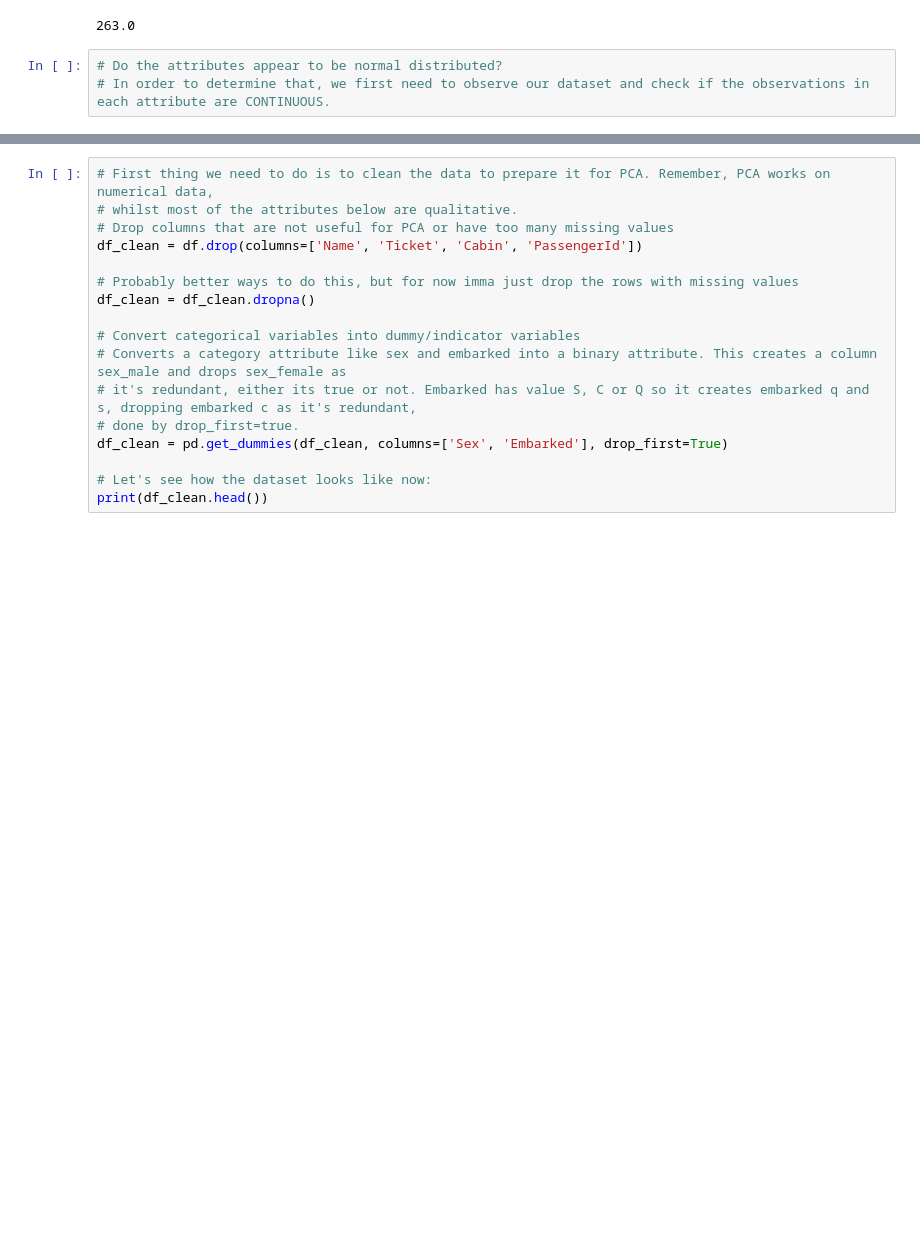
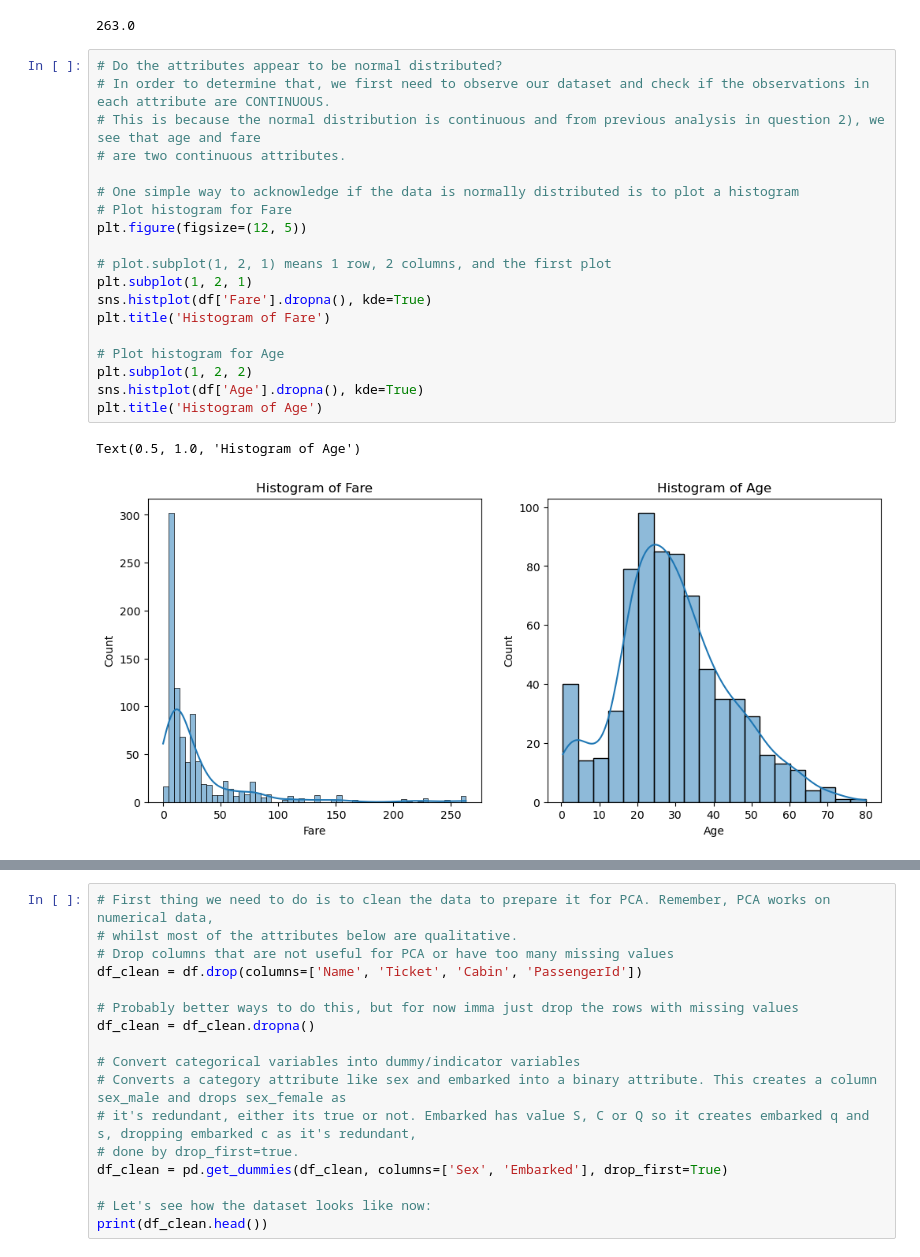
Before and after one commit to GisleGaren/IntroML02450, a Jupyter notebook: analysis.ipynb, the cells around one changed output, grey strips where cells are left out. Saved outputs shown, nothing was run; the diff lists cells and outputs as text; blank space fills up the shorter version.

Commit message:
Plotted histogram to determine normal distributions

```diff
--- a/analysis.ipynb
+++ b/analysis.ipynb
@@ -82,6 +82,25 @@ plt.show()
 # %% [output]
 [figure]
 263.0
-# %%
-# Do the attributes appear to be normal distributed?
-# In order to determine that, we first need to observe our dataset and check if the observations in each attribute are CONTINUOUS.
+# %%
+# Do the attributes appear to be normal distributed?
+# In order to determine that, we first need to observe our dataset and check if the observations in each attribute are CONTINUOUS.
+# This is because the normal distribution is continuous and from previous analysis in question 2), we see that age and fare
+# are two continuous attributes.
+
+# One simple way to acknowledge if the data is normally distributed is to plot a histogram
+# Plot histogram for Fare
+plt.figure(figsize=(12, 5))
+
+# plot.subplot(1, 2, 1) means 1 row, 2 columns, and the first plot
+plt.subplot(1, 2, 1)
+sns.histplot(df['Fare'].dropna(), kde=True)
+plt.title('Histogram of Fare')
+
+# Plot histogram for Age
+plt.subplot(1, 2, 2)
+sns.histplot(df['Age'].dropna(), kde=True)
+plt.title('Histogram of Age')
+# %% [output]
+Text(0.5, 1.0, 'Histogram of Age')
+[figure, added]
```
Also changed, not shown: parts of 1 cell of this notebook.
